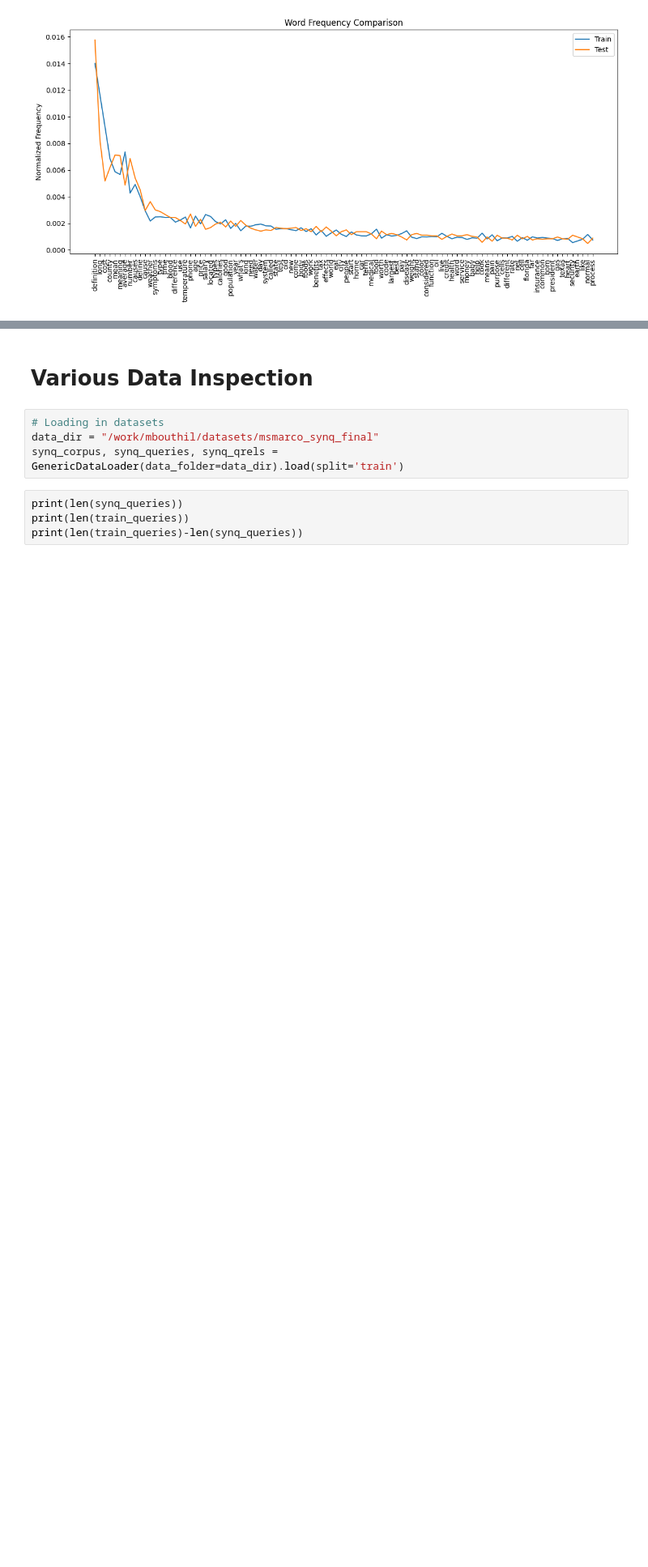
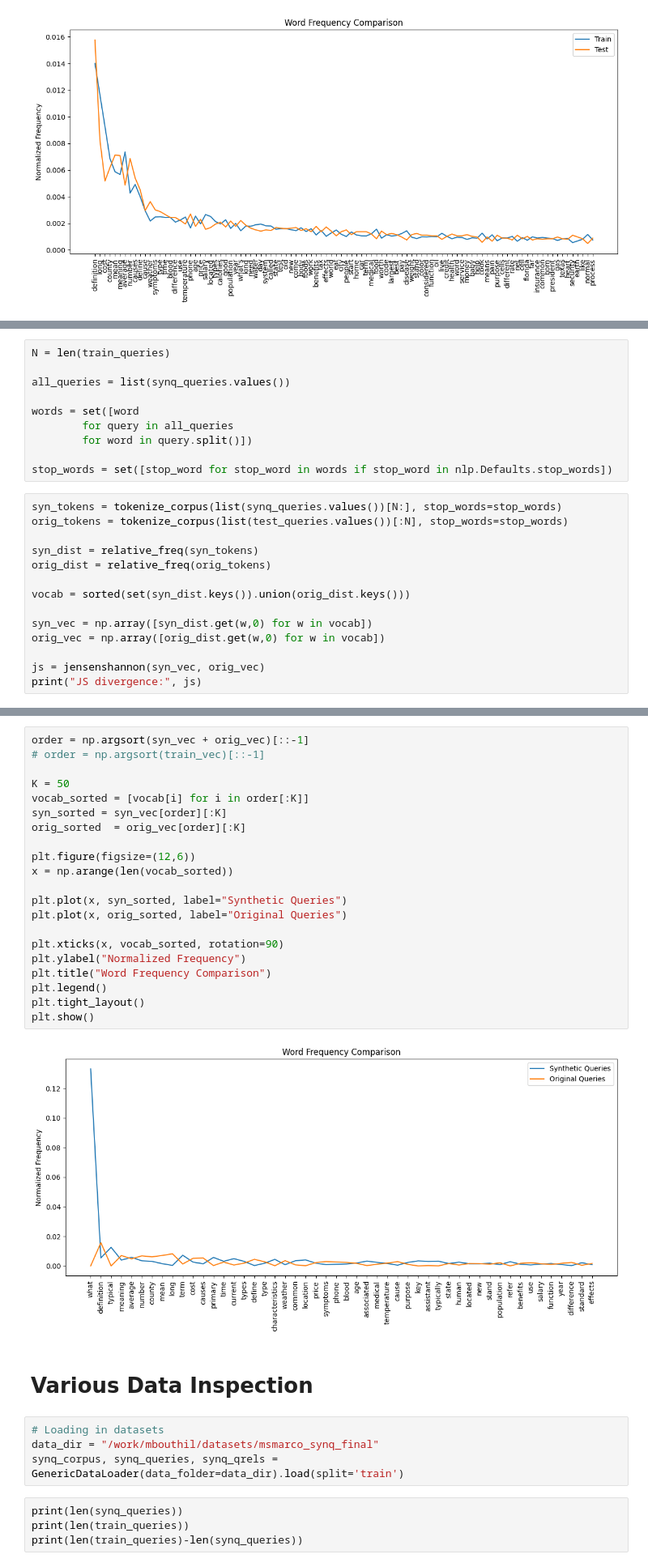
Before and after one commit to BoutM/MMATH-CM-Research-Project, a Jupyter notebook: RAG/tests.ipynb, the cells around one changed output, grey strips where cells are left out. Shown at 81% size. Saved outputs shown, nothing was run; the diff lists cells and outputs as text; blank space fills up the shorter version.

```diff
--- a/RAG/tests.ipynb
+++ b/RAG/tests.ipynb
@@ -118,0 +163,24 @@ print(i)
+# %%
+N = len(train_queries)
+
+all_queries = list(synq_queries.values())
+
+words = set([word
+        for query in all_queries
+        for word in query.split()])
+
+stop_words = set([stop_word for stop_word in words if stop_word in nlp.Defaults.stop_words])
+# %%
+syn_tokens = tokenize_corpus(list(synq_queries.values())[N:], stop_words=stop_words)
+orig_tokens = tokenize_corpus(list(test_queries.values())[:N], stop_words=stop_words)
+
+syn_dist = relative_freq(syn_tokens)
+orig_dist = relative_freq(orig_tokens)
+
+vocab = sorted(set(syn_dist.keys()).union(orig_dist.keys()))
+
+syn_vec = np.array([syn_dist.get(w,0) for w in vocab])
+orig_vec = np.array([orig_dist.get(w,0) for w in vocab])
+
+js = jensenshannon(syn_vec, orig_vec)
+print("JS divergence:", js)
@@ -119,3 +189,26 @@ print(i)
+# %%
+order = np.argsort(syn_vec + orig_vec)[::-1]
+# order = np.argsort(train_vec)[::-1]
+
+K = 50
+vocab_sorted = [vocab[i] for i in order[:K]]
+syn_sorted = syn_vec[order][:K]
+orig_sorted  = orig_vec[order][:K]
+
+plt.figure(figsize=(12,6))
+x = np.arange(len(vocab_sorted))
+
+plt.plot(x, syn_sorted, label="Synthetic Queries")
+plt.plot(x, orig_sorted, label="Original Queries")
+
+plt.xticks(x, vocab_sorted, rotation=90)
+plt.ylabel("Normalized Frequency")
+plt.title("Word Frequency Comparison")
+plt.legend()
+plt.tight_layout()
+plt.show()
+# %% [output]
+[figure, added]
 # %% [markdown]
 # Various Data Inspection
 # %%
```
Also changed, not shown: parts of 15 cells of this notebook, 3 other files.
